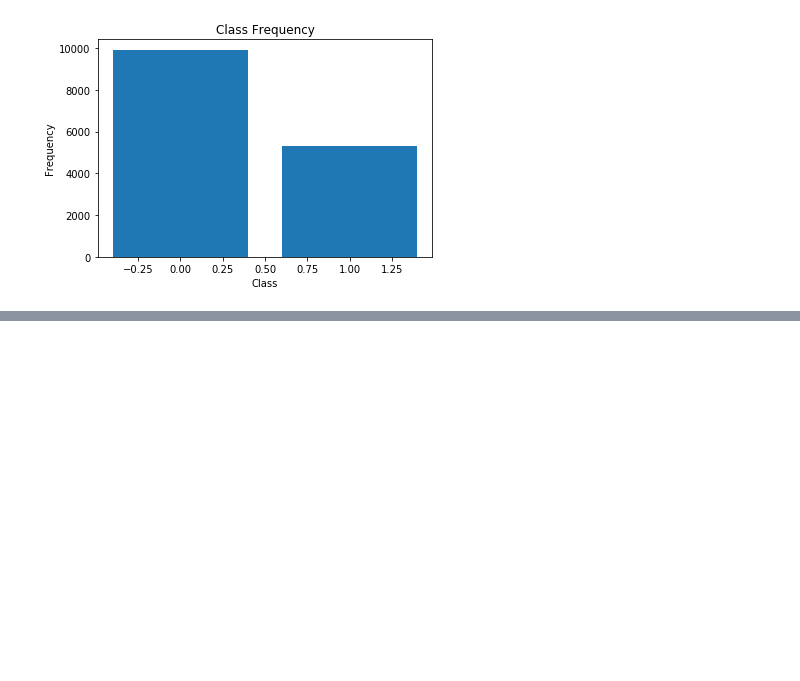
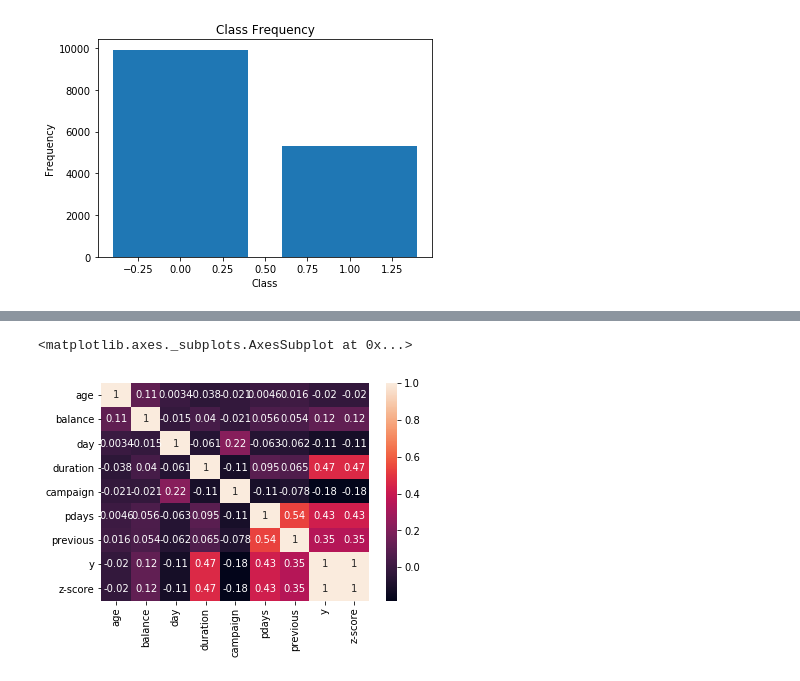
Before and after one commit to Sushila-Phogat/CE888, a Jupyter notebook: Bank_data.ipynb, the cells around one changed output, grey strips where cells are left out. Cells and saved outputs as stored; diff of their text form; code cells hidden in the pictures; blank space fills up the shorter version.

```diff
--- a/Bank_data.ipynb
+++ b/Bank_data.ipynb
@@ -70,0 +90,5 @@ plt.show()
+# %%
+sns.heatmap(df3.corr(), annot=True)
+# %% [output]
+<matplotlib.axes._subplots.AxesSubplot at 0x...>
+[figure, added]
```
Also changed, not shown: parts of 2 cells of this notebook.
